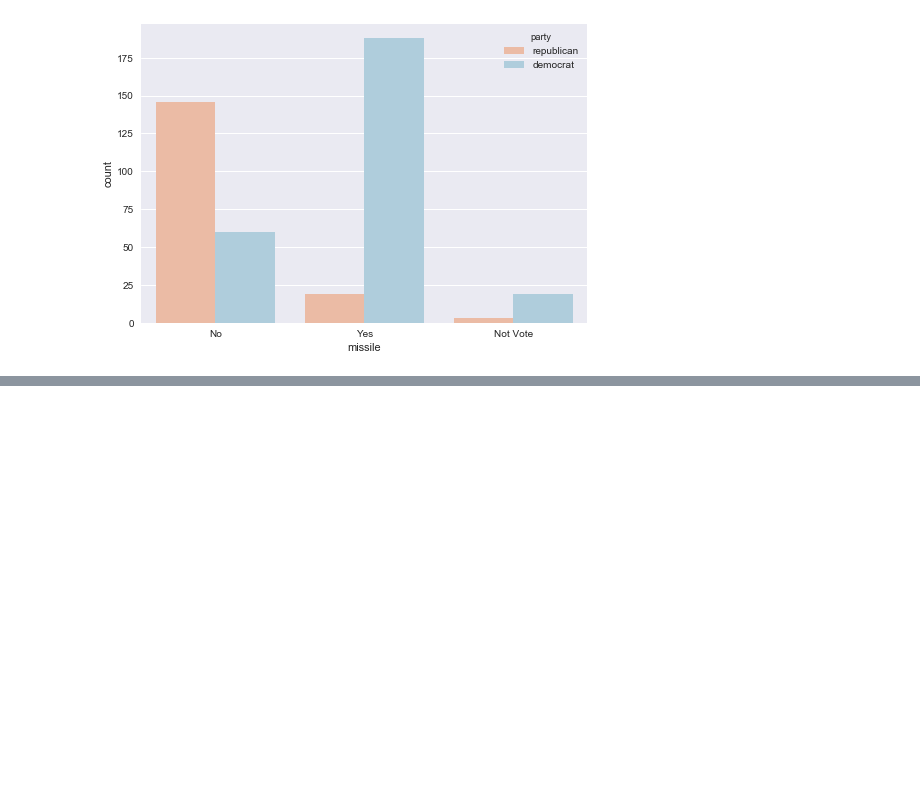
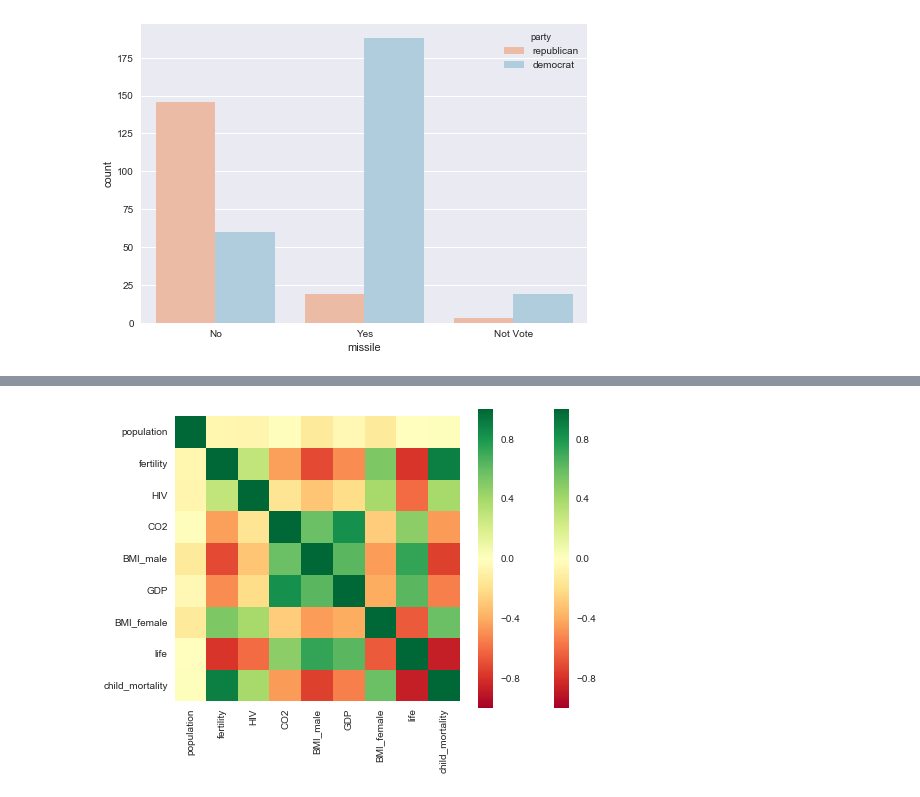
Before and after one commit to lukasz-f/data-camp, a Jupyter notebook: supervised learning/Exploratory Data Analysis (EDA).ipynb, the cells around one changed output, grey strips where cells are left out. Cells and saved outputs as stored; diff of their text form; code cells hidden in the pictures; blank space fills up the shorter version.

```diff
--- a/supervised learning/Exploratory Data Analysis (EDA).ipynb
+++ b/supervised learning/Exploratory Data Analysis (EDA).ipynb
@@ -105,0 +109,4 @@ plt.show()
+# %%
+gapminder = pd.read_csv('https://assets.datacamp.com/production/course_1939/datasets/gm_2008_region.csv')
+gapminder.drop('Region', axis=1, inplace=True)
+gapminder.head()
@@ -105,0 +149,7 @@ plt.show()
+# %%
+# Heatmap shows the correlation between the different features.
+# Cells that are in green show positive correlation, while cells that are in red show negative correlation.
+sns.heatmap(gapminder.corr(), square=True, cmap='RdYlGn')
+plt.show()
+# %% [output]
+[figure, added]
```
Also changed, not shown: parts of 7 cells of this notebook, 4 other files.
